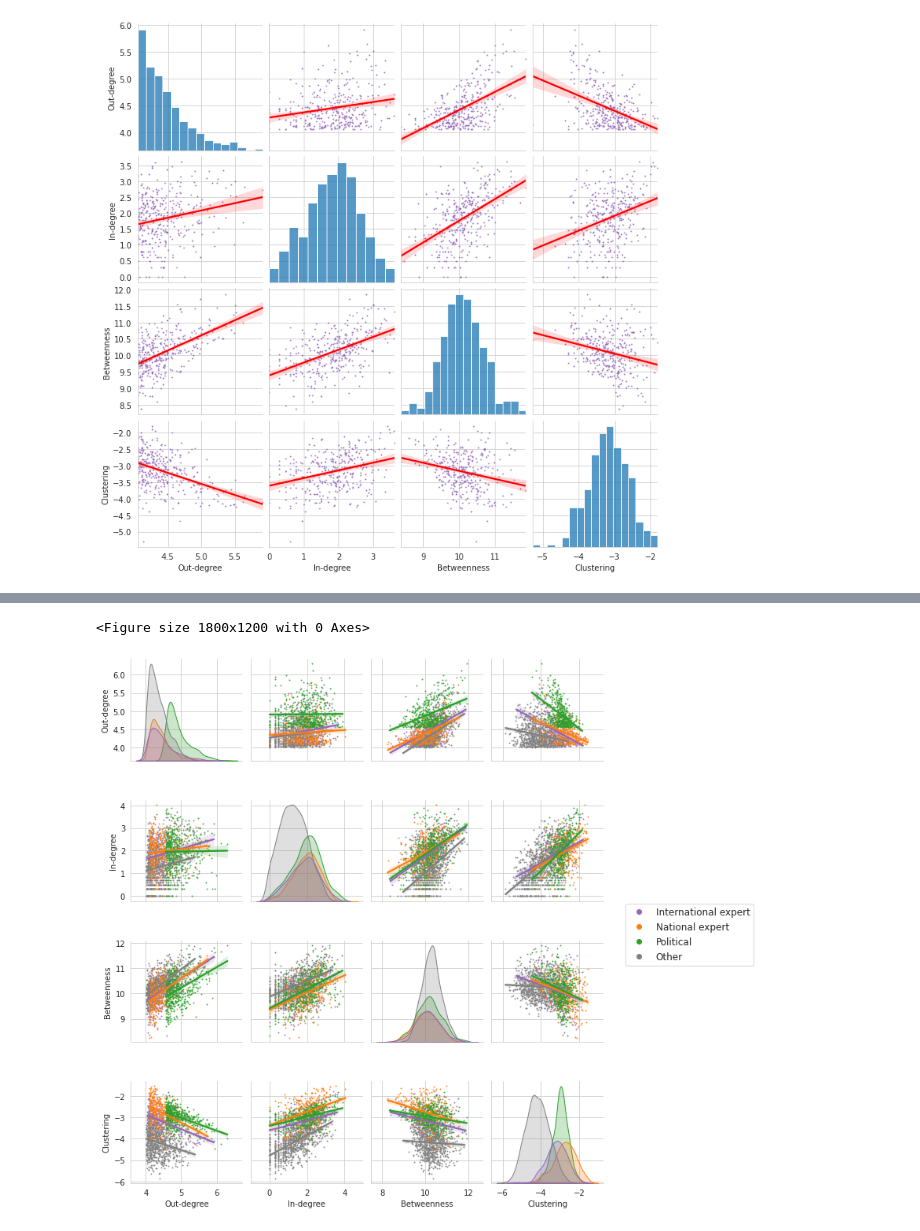
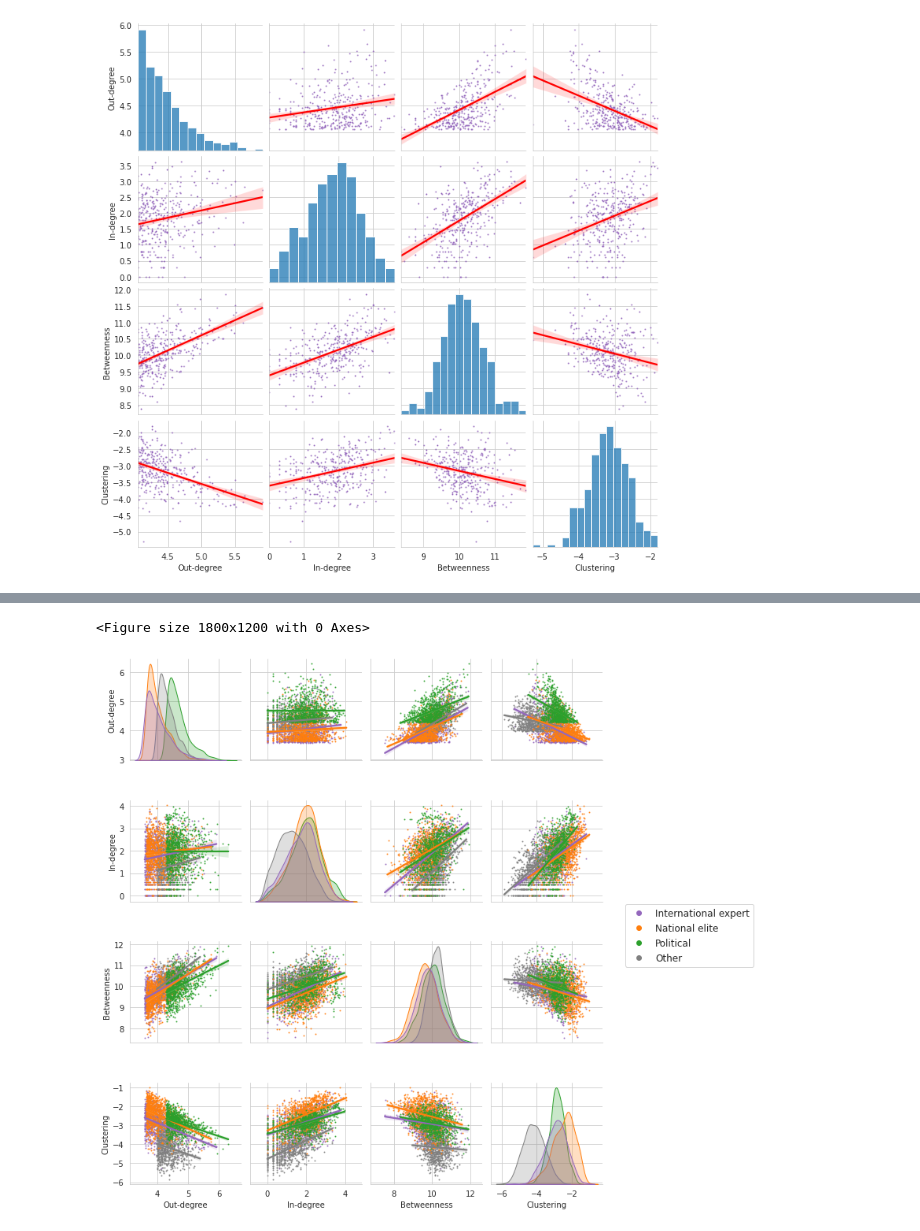
Before and after one commit to FraDurazzi/twitter-network-covid19, a Jupyter notebook: notebooks/com_centralities.ipynb, the cells around one changed output, grey strips where cells are left out. Drawn from its saved outputs; the diff is of its cells as text; code cells hidden in the pictures.

Commit message:
top 4000 users

```diff
--- a/notebooks/com_centralities.ipynb
+++ b/notebooks/com_centralities.ipynb
@@ -317,22 +317,22 @@ with open('data/user_set.pickle','rb') as f:
     user_set=pickle.load(f)
 # %%
 #Necessary
-with open('data/top_us_type.pickle','rb') as f:
-    top_us=pickle.load(f)
+top_us=[entry[0] for entry in pd.read_parquet('data/top_users.parquet').values]
 with open('data/com_of_user_letters_1_30.pickle','rb') as f:
     com_of_user=pickle.load(f)
+
 com2type={'A':'Other','B':'International expert','C':'Political',
-         'D':'National expert','E':'Other','F':'Political',
-          'G':'International expert','H':'Political','I':'National expert',
-          'J':'National expert','K':'National expert',
-          'L':'Political','M':'National expert',
+         'D':'National elite','E':'Other','F':'Political',
+          'G':'International expert','H':'Political','I':'National elite',
+          'J':'National elite','K':'National elite',
+          'L':'Political','M':'National elite',
           'N':'Other', 'O':'Other','XX':'Other'
          }
-type2col={'International expert': '#9467bd', 'National expert': '#ff7f0e',
+type2col={'International expert': '#9467bd', 'National elite': '#ff7f0e',
           'Political': '#2ca02c', 'Other': '.5'}
 # %%
 s_t=time.time()
-top_all=[item for sublist in list(top_us.values()) for item in sublist]
+top_all=top_us
 node_meas=pd.DataFrame(index=top_all)
 #node_meas=pd.DataFrame(index=user_set)
 node_meas['node_id']=node_meas.index.map(id2node)
@@ -342,7 +342,7 @@ node_meas['Betweenness']=node_meas['node_id'].map(betweenness)
 node_meas['Out-degree']=node_meas['node_id'].map(outdegree)
 node_meas['In-degree']=node_meas['node_id'].map(indegree)
 node_meas['Clustering']=node_meas['node_id'].map(clustering)
-node_meas['Type']=node_meas['community'].map(com2type)
+node_meas['Super-community']=node_meas['community'].map(com2type)
 #node_meas['bet100']=node_meas['node_id'].map(bet100)
 e_t=time.time()-s_t
 print('Elapsed time: {} mins'.format(e_t/60))
@@ -353,7 +353,7 @@ print('Elapsed time: {} mins'.format(e_t/60))
 3.8537366072336834
 # %%
 #Available on GitHub
-with open('data/node_meas_topus.pickle','rb') as f:
+with open('data/node_meas_top4000.pickle','rb') as f:
     node_meas=pickle.load(f)
 # %%
 node_meas.loc[:,coltoplot].describe()
@@ -409,9 +407,9 @@ Elapsed time: 0.08587353626887004 mins
 #SI Figure
 s_t=time.time()
 f=plt.figure(dpi=300)
-node_sample['Type']=node_sample.index.map(com_of_user).map(com2type)
+node_sample['Super-community']=node_sample.index.map(com_of_user).map(com2type)
 
-pplot=sns.pairplot(data=node_sample,hue='Type',kind='reg',
+pplot=sns.pairplot(data=node_sample,hue='Super-community',kind='reg',
              plot_kws={'scatter_kws': {'alpha': 0.8,'s':1}},
                        palette=type2col)
 pplot._legend.remove()
@@ -419,8 +417,7 @@ pplot._legend.remove()
 markers = [plt.Line2D([0,0],[0,0],color=color, marker='o', linestyle='') for color in type2col.values()]
 plt.legend(markers, type2col.keys(), numpoints=1,loc=(1.2,.75),fontsize=12)
 plt.tight_layout()
-#plt.savefig('images/pplot_cent_top_hue_alpha08.png',dpi=500)
-plt.savefig('images/pplot_cent_top.pdf',dpi=300)
+plt.savefig('images/pdfs/pplot_cent_top4000.pdf',dpi=300)
 e_t=time.time()-s_t
 print('Elapsed time: {} mins'.format(e_t/60))
 # %% [output]
@@ -428,2 +425,2 @@ Elapsed time: 0.898597534497579 mins
 <Figure size 1800x1200 with 0 Axes>
-[figure, old version]
+[figure, new version]
```
Also changed, not shown: parts of 4 cells of this notebook, 2 other files.
